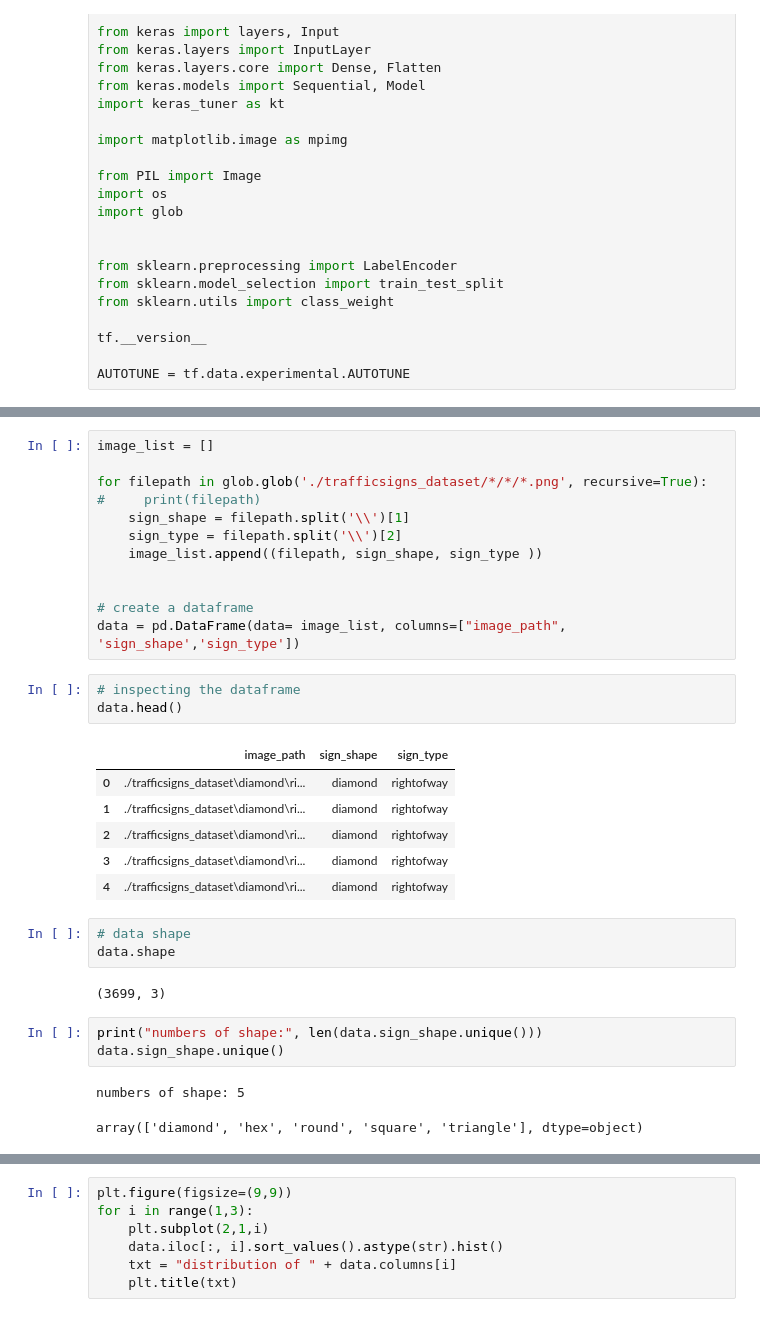
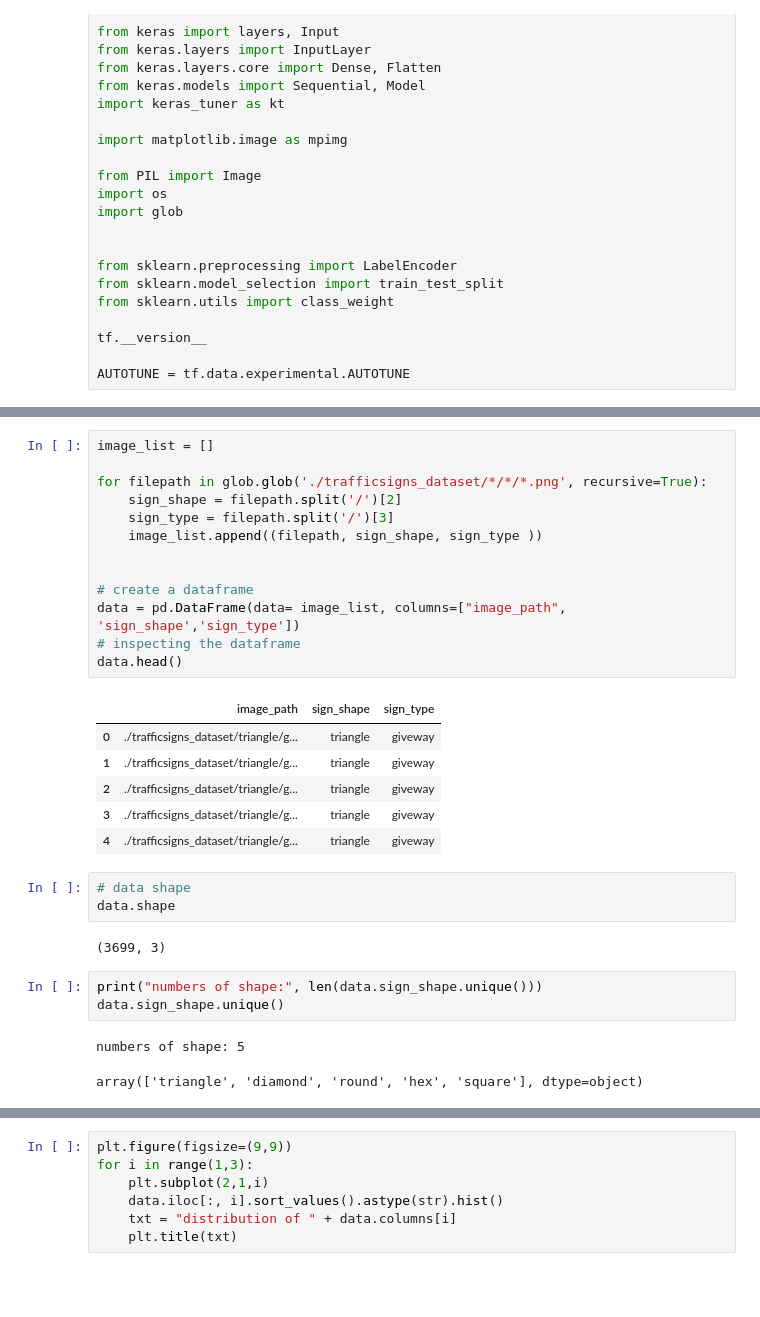
Before and after one commit to mhngu23/Traffic-Sign-Image-Recognition-by-RMIT, a Jupyter notebook: Traffic_Sign_Image_Recognition.ipynb, the cells around one changed output, grey strips where cells are left out. Saved outputs shown, nothing was run; the diff lists cells and outputs as text; blank space fills up the shorter version.

```diff
--- a/Traffic_Sign_Image_Recognition.ipynb
+++ b/Traffic_Sign_Image_Recognition.ipynb
@@ -64,25 +66,23 @@ Data will be stored in a dataframe which has image path, shape and type as colum
 # %%
 image_list = []
 
 for filepath in glob.glob('./trafficsigns_dataset/*/*/*.png', recursive=True):
-#     print(filepath)
-    sign_shape = filepath.split('\\')[1]
-    sign_type = filepath.split('\\')[2]
+    sign_shape = filepath.split('/')[2]
+    sign_type = filepath.split('/')[3]
     image_list.append((filepath, sign_shape, sign_type ))
 
 
 # create a dataframe
 data = pd.DataFrame(data= image_list, columns=["image_path", 'sign_shape','sign_type'])
+# inspecting the dataframe
+data.head()
+# %% [output]
+|  | image_path | sign_shape | sign_type |
+| 0 | ./trafficsigns_dataset/triangle/g... | triangle | giveway |
+| 1 | ./trafficsigns_dataset/triangle/g... | triangle | giveway |
+| 2 | ./trafficsigns_dataset/triangle/g... | triangle | giveway |
+| 3 | ./trafficsigns_dataset/triangle/g... | triangle | giveway |
+| 4 | ./trafficsigns_dataset/triangle/g... | triangle | giveway |
-# %%
-# inspecting the dataframe
-data.head()
-# %% [output]
-|  | image_path | sign_shape | sign_type |
-| 0 | ./trafficsigns_dataset\diamond\ri... | diamond | rightofway |
-| 1 | ./trafficsigns_dataset\diamond\ri... | diamond | rightofway |
-| 2 | ./trafficsigns_dataset\diamond\ri... | diamond | rightofway |
-| 3 | ./trafficsigns_dataset\diamond\ri... | diamond | rightofway |
-| 4 | ./trafficsigns_dataset\diamond\ri... | diamond | rightofway |
 # %%
 # data shape
 data.shape
@@ -93,7 +93,7 @@ print("numbers of shape:", len(data.sign_shape.unique()))
 data.sign_shape.unique()
 # %% [output]
 numbers of shape: 5
-array(['diamond', 'hex', 'round', 'square', 'triangle'], dtype=object)
+array(['triangle', 'diamond', 'round', 'hex', 'square'], dtype=object)
 # %%
 print("numbers of type:", len(data.sign_type.unique()))
 data.sign_type.unique()
```
Also changed, not shown: parts of 34 cells of this notebook.
